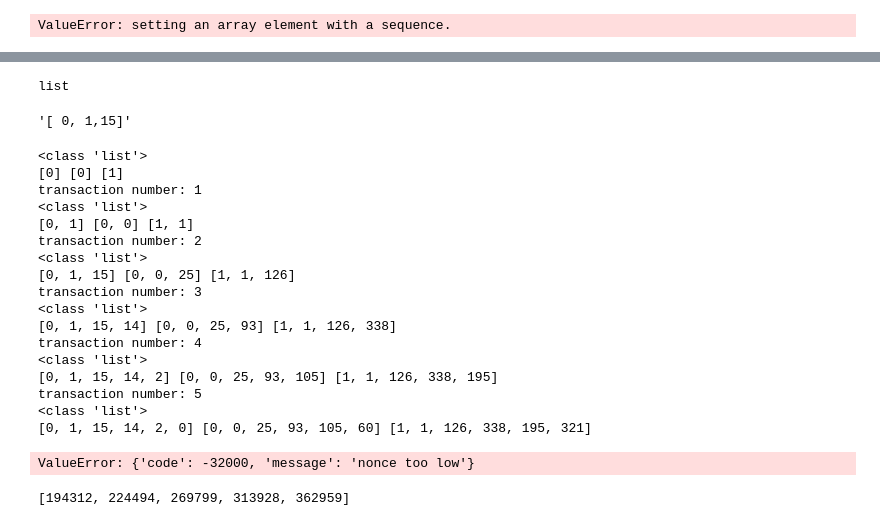
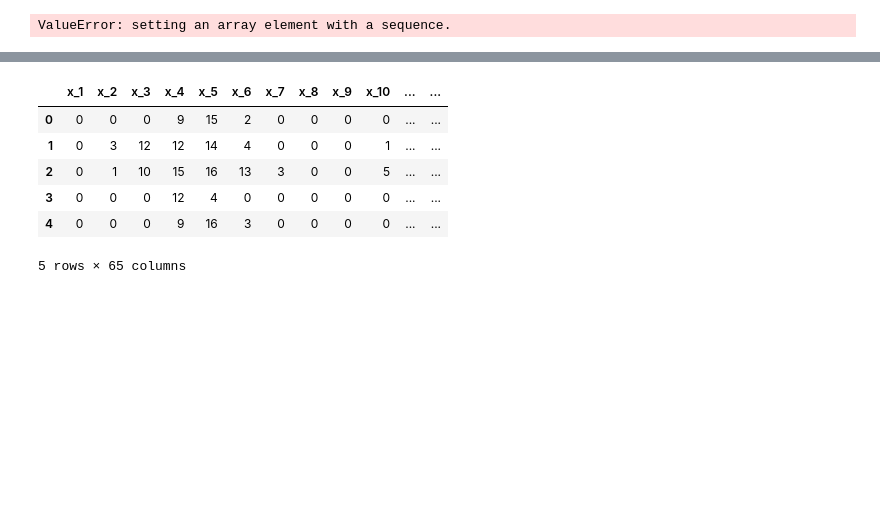
Before and after one commit to syber2020/Smart-Contract-To-Predict, a Jupyter notebook: 2022-Submission Work/PCA-MNIST-F1.ipynb, the cells around one changed output, grey strips where cells are left out. Drawn from its saved outputs; the diff is of its cells as text; code cells hidden in the pictures; blank space fills up the shorter version.

```diff
--- a/2022-Submission Work/PCA-MNIST-F1.ipynb
+++ b/2022-Submission Work/PCA-MNIST-F1.ipynb
@@ -287,42 +336,0 @@ def triple_send_txn(a,b,c,account1,account2,privatekey1,privatekey2):
-# %%
-type(m)
-# %% [output]
-list
-# %%
-z = np.array2string(x_test[1,:3].astype(int), precision=2, separator=',',suppress_small=True)
-z
-# %% [output]
-'[ 0, 1,15]'
-# %%
-gas=[]
-for i in range(1,64):
-    x = x_test[1,:i].astype(int).tolist()
-    m = mean[1,:i].tolist()
-    v = var[1,:i].tolist()
-    print(type(x))
-    print(x,m,v)
-    gas.append(triple_send_txn(x,m,v,account1,account2,privatekey1,privatekey2))
-    print("transaction number:",i)
-# %% [output]
-<class 'list'>
-[0] [0] [1]
-transaction number: 1
-<class 'list'>
-[0, 1] [0, 0] [1, 1]
-transaction number: 2
-<class 'list'>
-[0, 1, 15] [0, 0, 25] [1, 1, 126]
-transaction number: 3
-<class 'list'>
-[0, 1, 15, 14] [0, 0, 25, 93] [1, 1, 126, 338]
-transaction number: 4
-<class 'list'>
-[0, 1, 15, 14, 2] [0, 0, 25, 93, 105] [1, 1, 126, 338, 195]
-transaction number: 5
-<class 'list'>
-[0, 1, 15, 14, 2, 0] [0, 0, 25, 93, 105, 60] [1, 1, 126, 338, 195, 321]
-ValueError: {'code': -32000, 'message': 'nonce too low'}
-# %%
-gas
-# %% [output]
-[194312, 224494, 269799, 313928, 362959]
@@ -328,0 +340,10 @@ gas
+# %%
+df.head().astype(int)
+# %% [output]
+|  | x_1 | x_2 | x_3 | x_4 | x_5 | x_6 | x_7 | x_8 | x_9 | x_10 | ... | ... |
+| 0 | 0 | 0 | 0 | 9 | 15 | 2 | 0 | 0 | 0 | 0 | ... | ... |
+| 1 | 0 | 3 | 12 | 12 | 14 | 4 | 0 | 0 | 0 | 1 | ... | ... |
+| 2 | 0 | 1 | 10 | 15 | 16 | 13 | 3 | 0 | 0 | 5 | ... | ... |
+| 3 | 0 | 0 | 0 | 12 | 4 | 0 | 0 | 0 | 0 | 0 | ... | ... |
+| 4 | 0 | 0 | 0 | 9 | 16 | 3 | 0 | 0 | 0 | 0 | ... | ... |
+5 rows × 65 columns
```
Also changed, not shown: parts of 14 cells of this notebook, 1 other file.
